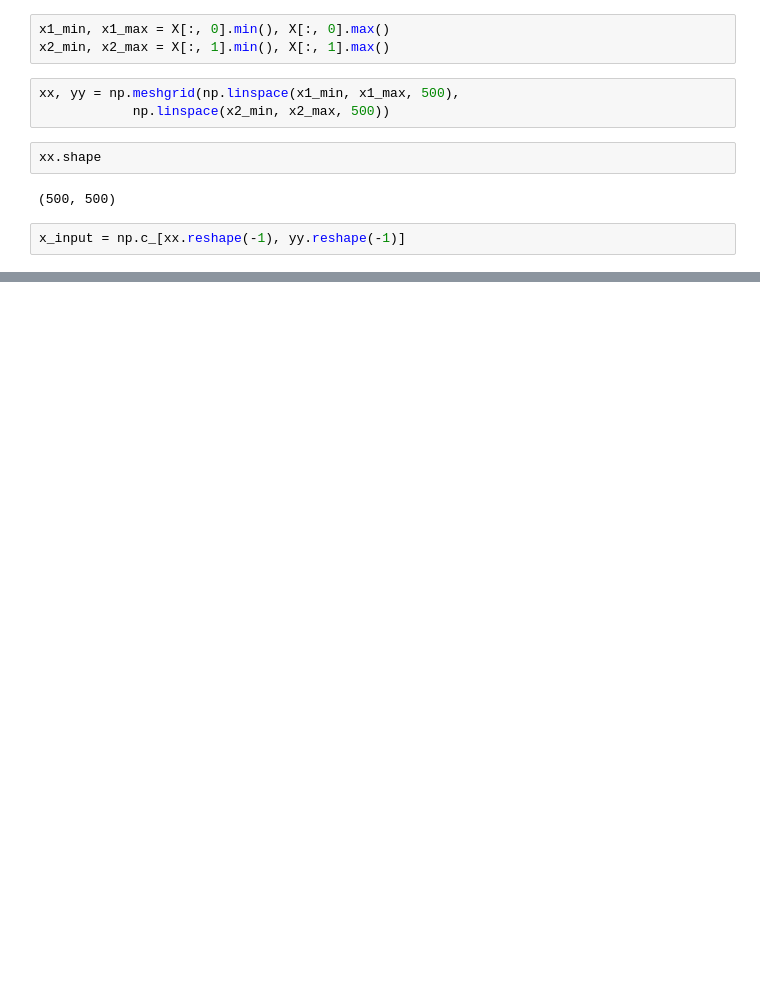
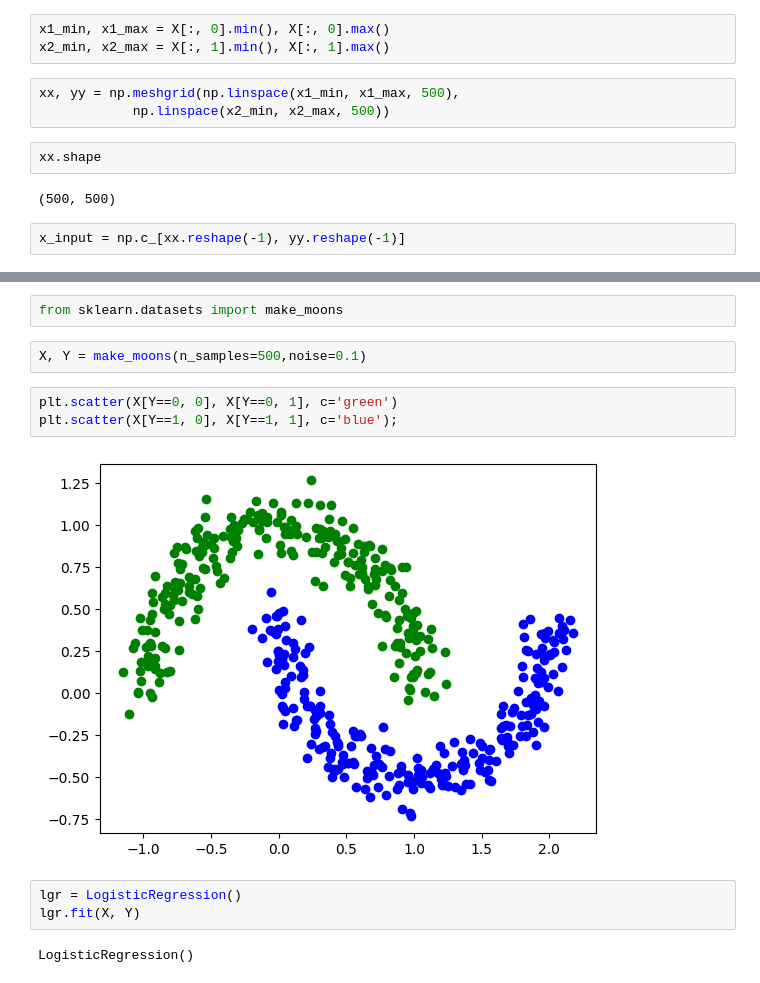
Before and after one commit to MBAhmadi/New-ML, a Jupyter notebook: 3-1.ipynb, the cells around one changed output, grey strips where cells are left out. Cells and saved outputs as stored; diff of their text form; blank space fills up the shorter version.

```diff
--- a/3-1.ipynb
+++ b/3-1.ipynb
@@ -46,0 +67,14 @@ plt.scatter(X[y_pred==1, 0], X[y_pred==1, 1], c='blue');
+# %%
+from sklearn.datasets import make_moons
+# %%
+X, Y = make_moons(n_samples=500,noise=0.1)
+# %%
+plt.scatter(X[Y==0, 0], X[Y==0, 1], c='green')
+plt.scatter(X[Y==1, 0], X[Y==1, 1], c='blue');
+# %% [output]
+[figure, added]
+# %%
+lgr = LogisticRegression()
+lgr.fit(X, Y)
+# %% [output]
+LogisticRegression()
```
Also changed, not shown: parts of 8 cells of this notebook.
